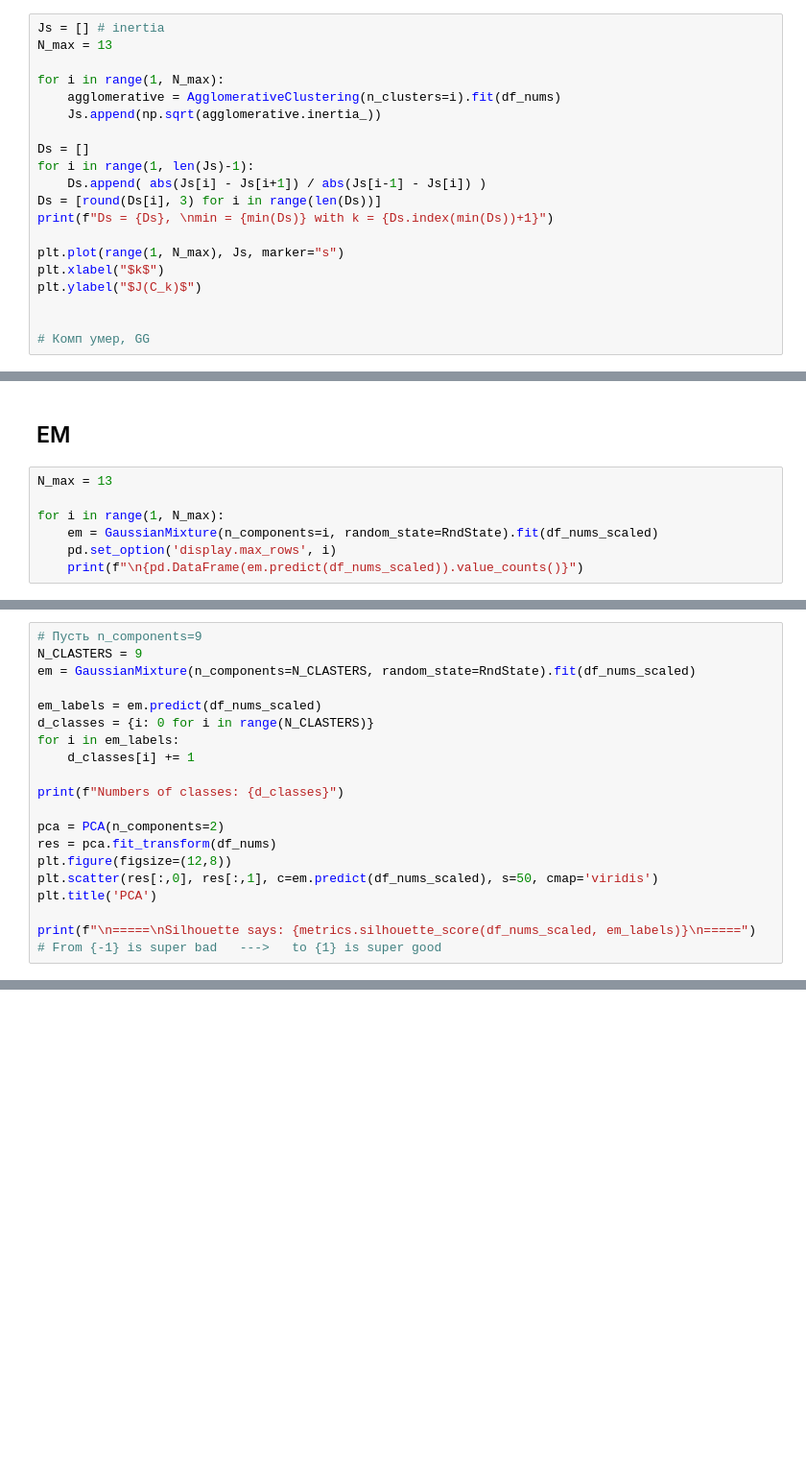
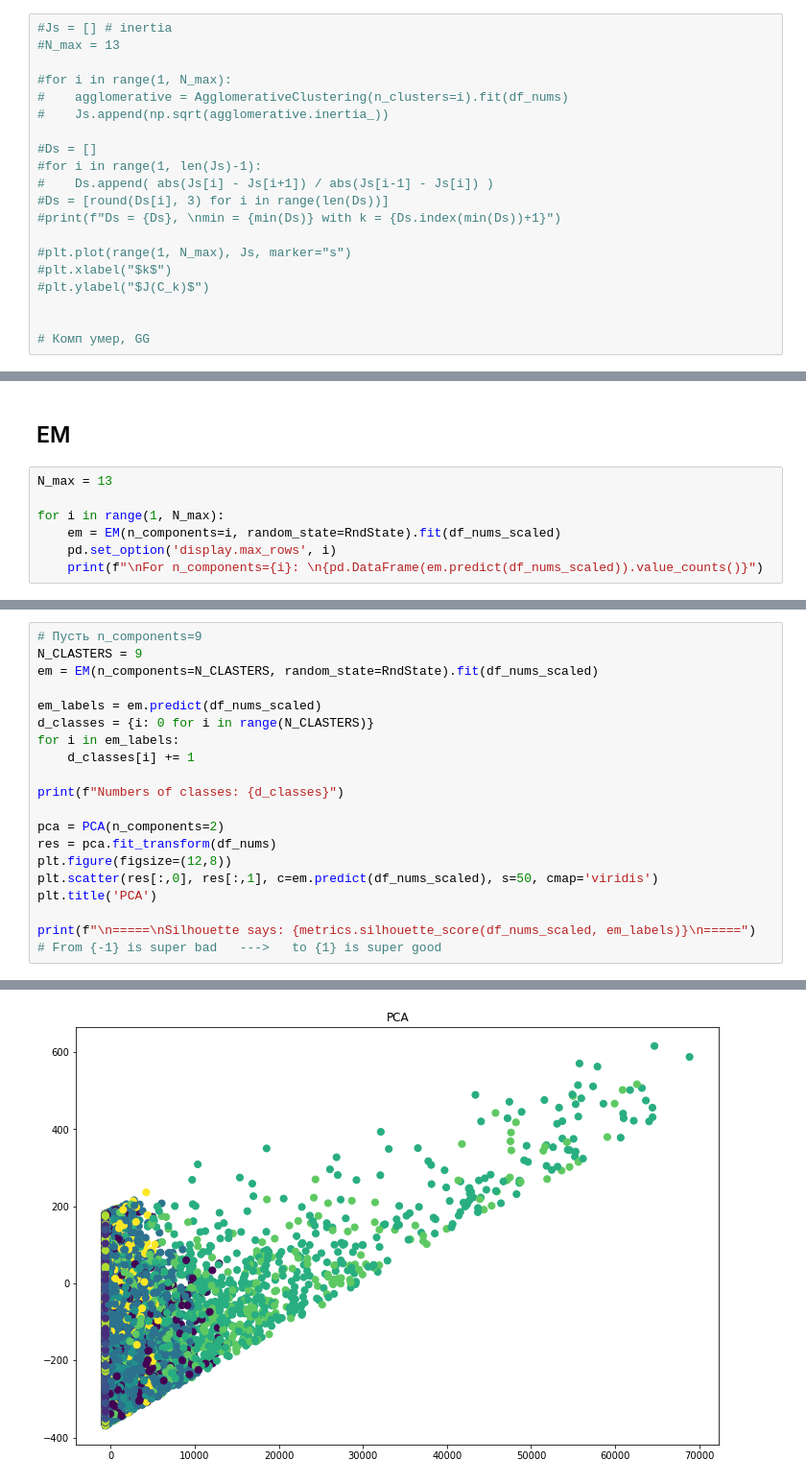
Before and after one commit to The220th/etu2022_AI_ML_NN, a Jupyter notebook: ML/lab2/lab2.ipynb, the cells around one changed output, grey strips where cells are left out. Shown at 96% size. Saved outputs shown, nothing was run; the diff lists cells and outputs as text; blank space fills up the shorter version.

```diff
--- a/ML/lab2/lab2.ipynb
+++ b/ML/lab2/lab2.ipynb
@@ -370,22 +593,22 @@ print(f"\n=====\nSilhouette says: {metrics.silhouette_score(df_nums_scaled, dbsc
 # %% [markdown]
 ## Иерархическая кластеризация
 # %%
-Js = [] # inertia
-N_max = 13
+#Js = [] # inertia
+#N_max = 13
 
-for i in range(1, N_max):
-    agglomerative = AgglomerativeClustering(n_clusters=i).fit(df_nums)
-    Js.append(np.sqrt(agglomerative.inertia_))
+#for i in range(1, N_max):
+#    agglomerative = AgglomerativeClustering(n_clusters=i).fit(df_nums)
+#    Js.append(np.sqrt(agglomerative.inertia_))
 
-Ds = []
-for i in range(1, len(Js)-1):
-    Ds.append( abs(Js[i] - Js[i+1]) / abs(Js[i-1] - Js[i]) )
-Ds = [round(Ds[i], 3) for i in range(len(Ds))]
-print(f"Ds = {Ds}, \nmin = {min(Ds)} with k = {Ds.index(min(Ds))+1}")
+#Ds = []
+#for i in range(1, len(Js)-1):
+#    Ds.append( abs(Js[i] - Js[i+1]) / abs(Js[i-1] - Js[i]) )
+#Ds = [round(Ds[i], 3) for i in range(len(Ds))]
+#print(f"Ds = {Ds}, \nmin = {min(Ds)} with k = {Ds.index(min(Ds))+1}")
 
-plt.plot(range(1, N_max), Js, marker="s")
-plt.xlabel("$k$")
-plt.ylabel("$J(C_k)$")
+#plt.plot(range(1, N_max), Js, marker="s")
+#plt.xlabel("$k$")
+#plt.ylabel("$J(C_k)$")
 
 
 # Комп умер, GG
@@ -407,6 +630,6 @@ dn = hierarchy.dendrogram(Z, color_threshold=0.5)
 N_max = 13
 
 for i in range(1, N_max):
-    em = GaussianMixture(n_components=i, random_state=RndState).fit(df_nums_scaled)
+    em = EM(n_components=i, random_state=RndState).fit(df_nums_scaled)
     pd.set_option('display.max_rows', i)
-    print(f"\n{pd.DataFrame(em.predict(df_nums_scaled)).value_counts()}")
+    print(f"\nFor n_components={i}: \n{pd.DataFrame(em.predict(df_nums_scaled)).value_counts()}")
@@ -413,7 +654,7 @@ for i in range(1, N_max):
 # %%
 # Пусть n_components=9
 N_CLASTERS = 9
-em = GaussianMixture(n_components=N_CLASTERS, random_state=RndState).fit(df_nums_scaled)
+em = EM(n_components=N_CLASTERS, random_state=RndState).fit(df_nums_scaled)
 
 em_labels = em.predict(df_nums_scaled)
 d_classes = {i: 0 for i in range(N_CLASTERS)}
@@ -430,3 +671,4 @@ plt.title('PCA')
 
 print(f"\n=====\nSilhouette says: {metrics.silhouette_score(df_nums_scaled, em_labels)}\n=====")
 # From {-1} is super bad   --->   to {1} is super good
+# %% [output]
@@ -432,0 +680 @@ print(f"\n=====\nSilhouette says: {metrics.silhouette_score(df_nums_scaled, em_l
+[figure, added]
```
Also changed, not shown: parts of 24 cells of this notebook.
